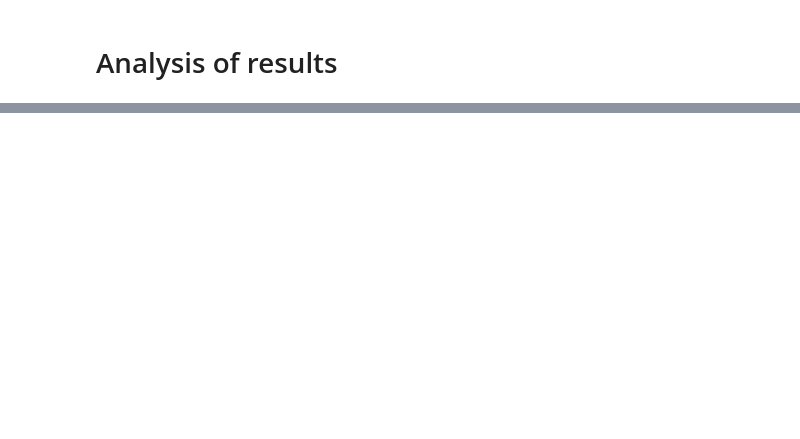
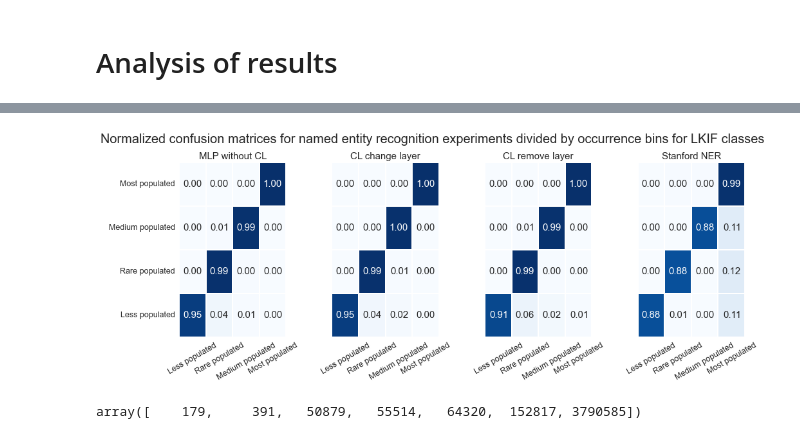
Before and after one commit to ChiuYeeLau/wikipedia-ner, a Jupyter notebook: notebooks/analysis_of_results.ipynb, the cells around one changed output, grey strips where cells are left out. Drawn from its saved outputs; the diff is of its cells as text; code cells hidden in the pictures; blank space fills up the shorter version.

```diff
--- a/notebooks/analysis_of_results.ipynb
+++ b/notebooks/analysis_of_results.ipynb
@@ -224,55 +224,66 @@ setattr(STF, 'predictions_LKIF', [inverse])
 # %%
 sns.set(font_scale=1.25)
 
-_, counts = np.unique(LKIF.true_LKIF, return_counts=True)
+classes, counts = np.unique(LKIF.true_LKIF, return_counts=True)
 _, counts_stf = np.unique(STF.true_LKIF, return_counts=True)
+most_populated_label = classes[np.argsort(counts)[::-1]][0]
 
 def mapping(label):
     if counts[label] < 1e3:
-        return "Less"
+        return 0
     elif counts[label] < 5e4:
-        return "Rare"
+        return 1
     elif counts[label] < 1e5:
-        return "Medium"
+        return 2
+#     elif label == most_populated_label:
+#         return 4
     else:
-        return "Most"
+        return 3
 
 def stf_mapping(label):
     if counts_stf[label] < 1e3:
-        return "Less"
+        return 0
     elif counts_stf[label] < 1e5:
-        return "Rare"
+        return 1
     elif counts_stf[label] < 2e5:
-        return "Medium"
+        return 2
+#     elif label == most_populated_label:
+#         return 4
     else:
-        return "Most"
+        return 4
 
 vmapping = np.vectorize(mapping)
 vmapping_stf = np.vectorize(stf_mapping)
-bins = ["Less populated", "Rare populated", "Medium populated", "Most populated"]
+bins = ["Less populated", "Rare populated", "Medium populated", "Most populated"]#, "Non NE"]
 
 fig, axes = plt.subplots(1, 4, sharey=True, sharex=True, figsize=(15, 6))
 
 for idx, rlt in enumerate([LKIF, CL1, CL2, STF]):
     if rlt.name != "Stanford NER":
         true_LKIF_mapped = vmapping(rlt.true_LKIF)
         pred_LKIF_mapped = vmapping(rlt.predictions_LKIF[0])
     else:
         true_LKIF_mapped = vmapping_stf(rlt.true_LKIF)
         pred_LKIF_mapped = vmapping_stf(rlt.predictions_LKIF[0])
 
     cm = confusion_matrix(true_LKIF_mapped, pred_LKIF_mapped)
     normalized_cm = cm.astype('float') / cm.sum(axis=1)[:, np.newaxis]
     normalized_cm = pd.DataFrame(normalized_cm, columns=bins, index=bins)
 
     ax = sns.heatmap(normalized_cm.reindex(index=normalized_cm.index[::-1]), vmin=0.0, vmax=1.0, annot=True,
                      fmt=".2f", linewidths=.5, cmap="Blues", ax=axes.flatten()[idx], cbar=False)
     ax.set_title(rlt.name)
     for item in ax.get_xticklabels():
         item.set_rotation(30)
 
-fig.suptitle("Normalized confusion matrices for entity linking experiments " +
+fig.suptitle("Normalized confusion matrices for named entity recognition experiments " +
              "divided by occurrence bins for LKIF classes", fontsize=20)
 fig.tight_layout(pad=2.5)
 
-plt.savefig("../../paper/graphics/heatmaps_LKIF.png")
+plt.savefig("../../paper/graphics/heatmaps_LKIF_2.png")
+# %% [output]
+[figure, added]
+# %%
+np.sort(counts_stf)
+# %% [output]
+array([    179,     391,   50879,   55514,   64320,  152817, 3790585])
```
Also changed, not shown: parts of 1 cell of this notebook, 13 other files.
